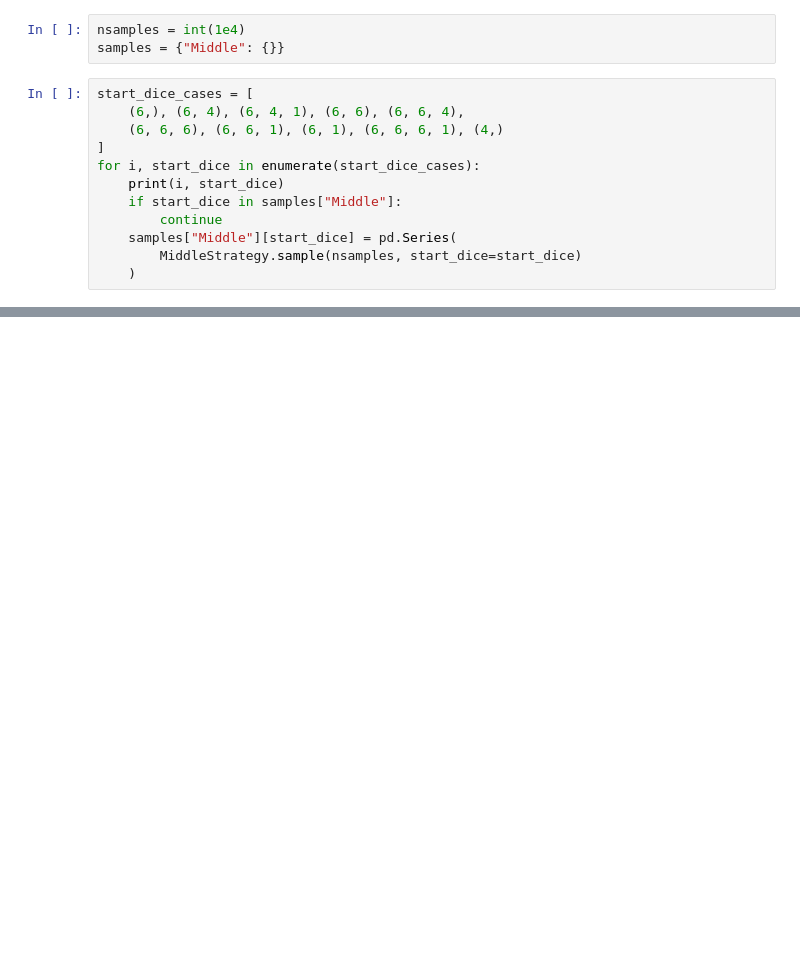
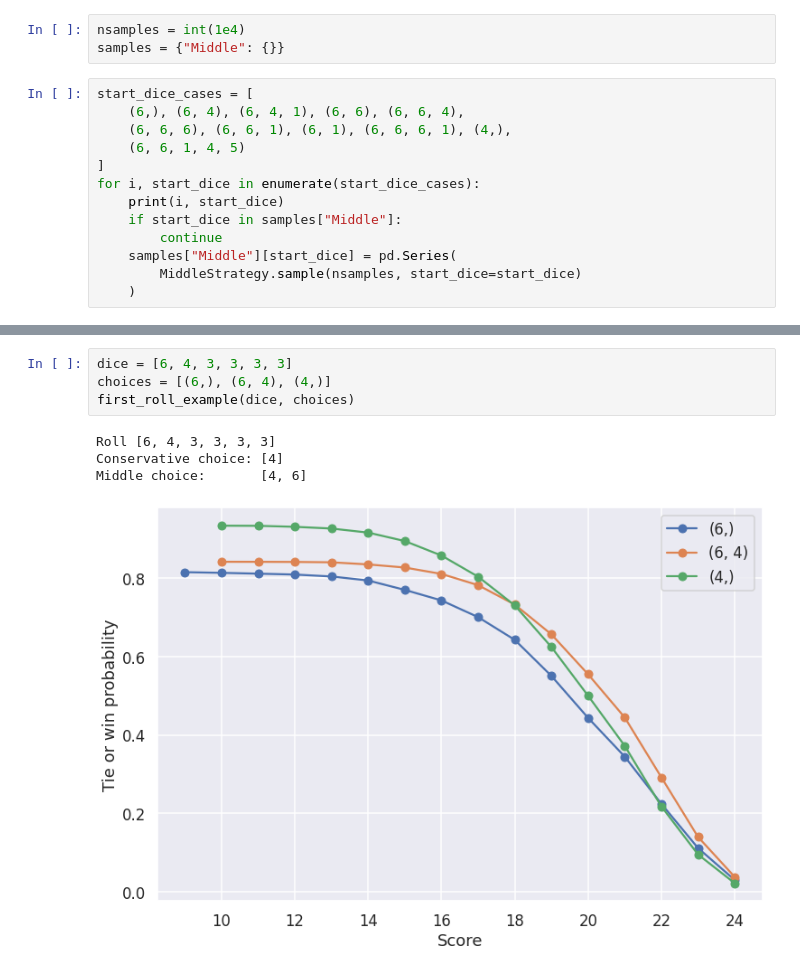
Before and after one commit to nahuelalmeira/midnight, a Jupyter notebook: notebooks/notebook.ipynb, the cells around one changed output, grey strips where cells are left out. Saved outputs shown, nothing was run; the diff lists cells and outputs as text; blank space fills up the shorter version.

Commit message:
Add documentation and first roll analysis

```diff
--- a/notebooks/notebook.ipynb
+++ b/notebooks/notebook.ipynb
@@ -246,7 +262,8 @@ samples = {"Middle": {}}
 # %%
 start_dice_cases = [
     (6,), (6, 4), (6, 4, 1), (6, 6), (6, 6, 4),
-    (6, 6, 6), (6, 6, 1), (6, 1), (6, 6, 6, 1), (4,)
+    (6, 6, 6), (6, 6, 1), (6, 1), (6, 6, 6, 1), (4,),
+    (6, 6, 1, 4, 5)
 ]
 for i, start_dice in enumerate(start_dice_cases):
     print(i, start_dice)
@@ -408,0 +324,9 @@ Middle choice:       [1, 6]
+# %%
+dice = [6, 4, 3, 3, 3, 3]
+choices = [(6,), (6, 4), (4,)]
+first_roll_example(dice, choices)
+# %% [output]
+Roll [6, 4, 3, 3, 3, 3]
+Conservative choice: [4]
+Middle choice:       [4, 6]
+[figure, added]
```
Also changed, not shown: parts of 31 cells of this notebook.
